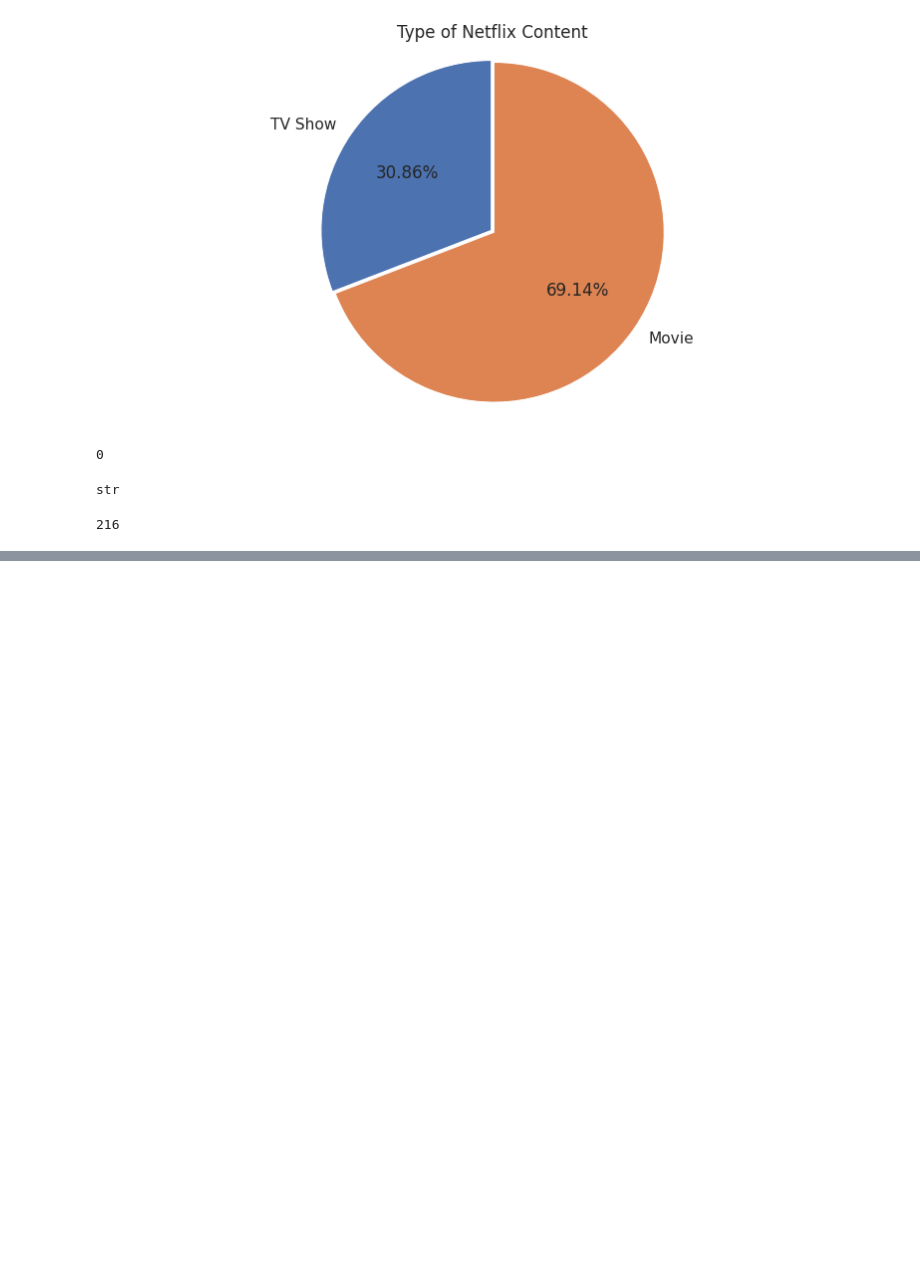
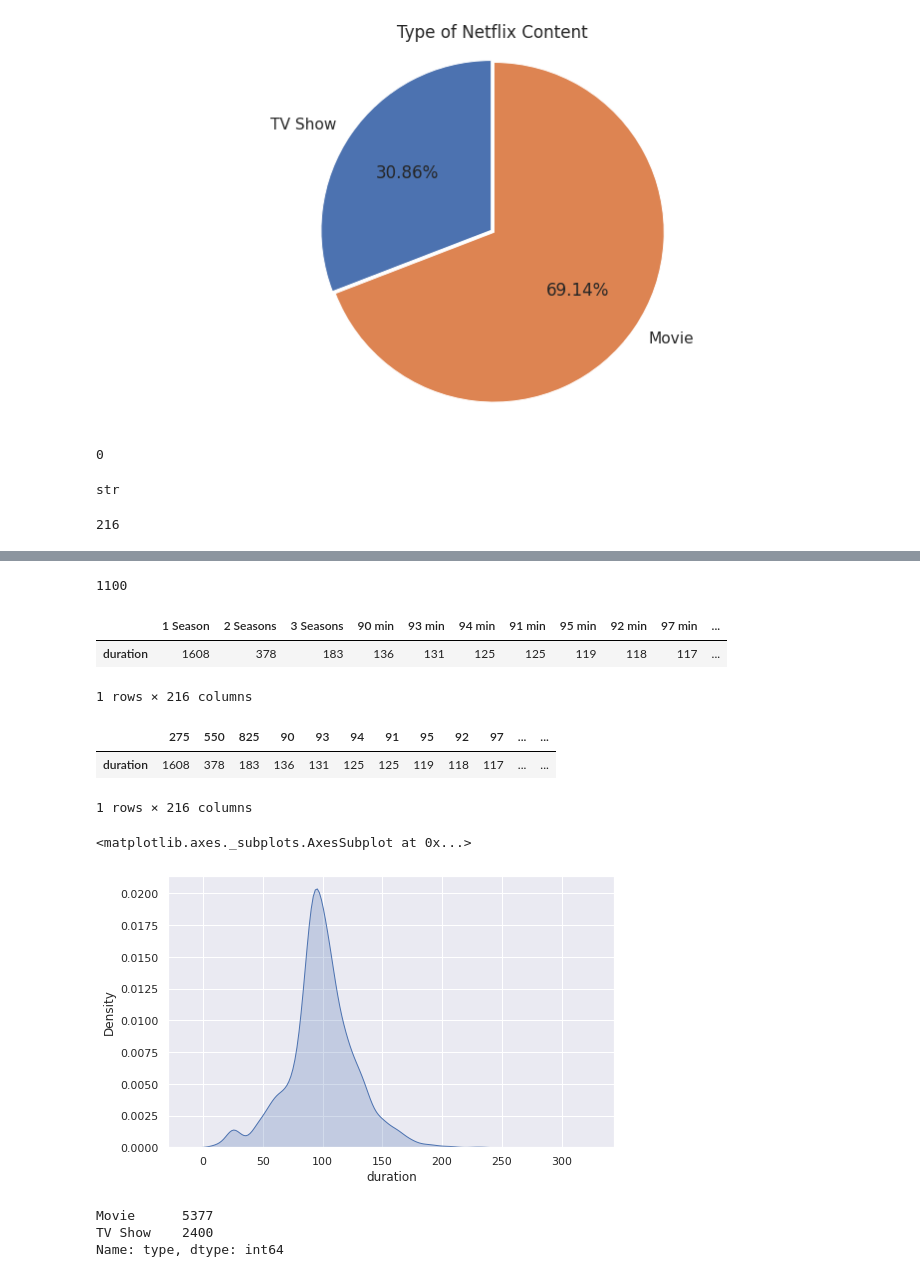
Before and after one commit to 123ujwal/Netflix_Movies-And-TV-Shows_Clustering, a Jupyter notebook: NETFLIX_MOVIES_AND_TV_SHOWS_CLUSTERING.ipynb, the cells around one changed output, grey strips where cells are left out. Drawn from its saved outputs; the diff is of its cells as text; code cells hidden in the pictures; blank space fills up the shorter version.

```diff
--- a/NETFLIX_MOVIES_AND_TV_SHOWS_CLUSTERING.ipynb
+++ b/NETFLIX_MOVIES_AND_TV_SHOWS_CLUSTERING.ipynb
@@ -472,0 +503,5 @@ df.duration.nunique()
+# %%
+#Checking the function
+convert_seasons_to_min("4 Seasons")
+# %% [output]
+1100
@@ -472,0 +535,6 @@ df.duration.nunique()
+# %%
+df.duration.value_counts().to_frame().T
+# %% [output]
+|  | 1 Season | 2 Seasons | 3 Seasons | 90 min | 93 min | 94 min | 91 min | 95 min | 92 min | 97 min | ... |
+| duration | 1608 | 378 | 183 | 136 | 131 | 125 | 125 | 119 | 118 | 117 | ... |
+1 rows × 216 columns
@@ -472,0 +543,19 @@ df.duration.nunique()
+# %%
+df.duration.value_counts().to_frame().T
+# %% [output]
+|  | 275 | 550 | 825 | 90 | 93 | 94 | 91 | 95 | 92 | 97 | ... | ... |
+| duration | 1608 | 378 | 183 | 136 | 131 | 125 | 125 | 119 | 118 | 117 | ... | ... |
+1 rows × 216 columns
+# %%
+sns.set(style="darkgrid")
+plt.figure(figsize = (8,5))
+sns.kdeplot(data = df.duration[df['type'] == 'Movie'] , shade=True)
+# %% [output]
+<matplotlib.axes._subplots.AxesSubplot at 0x...>
+[figure, added]
+# %%
+df['type'].value_counts()
+# %% [output]
+Movie      5377
+TV Show    2400
+Name: type, dtype: int64
```
Also changed, not shown: parts of 91 cells of this notebook.
